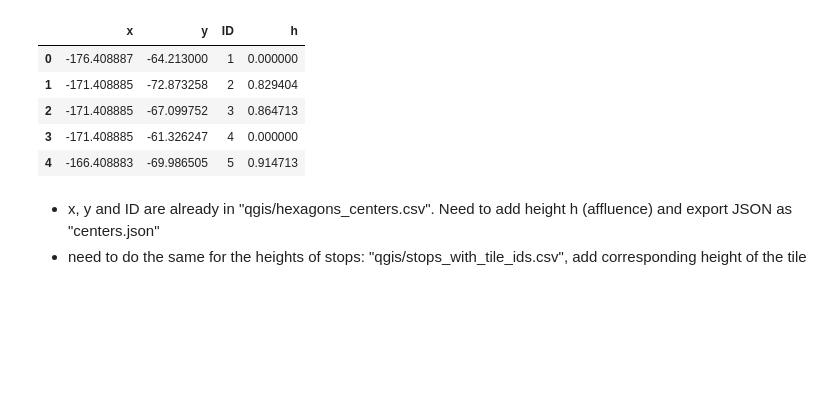
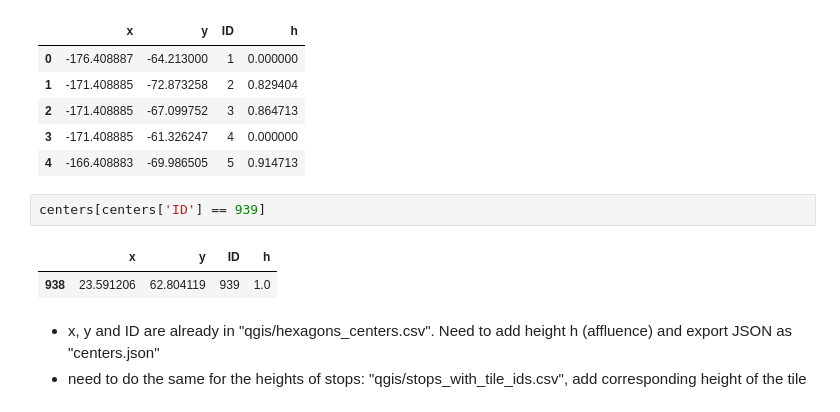
Before and after one commit to rubenfiszel/switzograms, a Jupyter notebook: notebooks/Files for maps.ipynb, the cells around one changed output. Drawn from its saved outputs; the diff is of its cells as text; blank space fills up the shorter version.

```diff
--- a/notebooks/Files for maps.ipynb
+++ b/notebooks/Files for maps.ipynb
@@ -76,6 +76,11 @@ centers.head()
 | 2 | -171.408885 | -67.099752 | 3 | 0.864713 |
 | 3 | -171.408885 | -61.326247 | 4 | 0.000000 |
 | 4 | -166.408883 | -69.986505 | 5 | 0.914713 |
+# %%
+centers[centers['ID'] == 939]
+# %% [output]
+|  | x | y | ID | h |
+| 938 | 23.591206 | 62.804119 | 939 | 1.0 |
 # %% [markdown]
 * x, y and ID are already in "qgis/hexagons_centers.csv". Need to add height h (affluence) and export JSON as "centers.json"
 * need to do the same for the heights of stops: "qgis/stops_with_tile_ids.csv", add corresponding height of the tile
```
Also changed, not shown: 2 other files.
